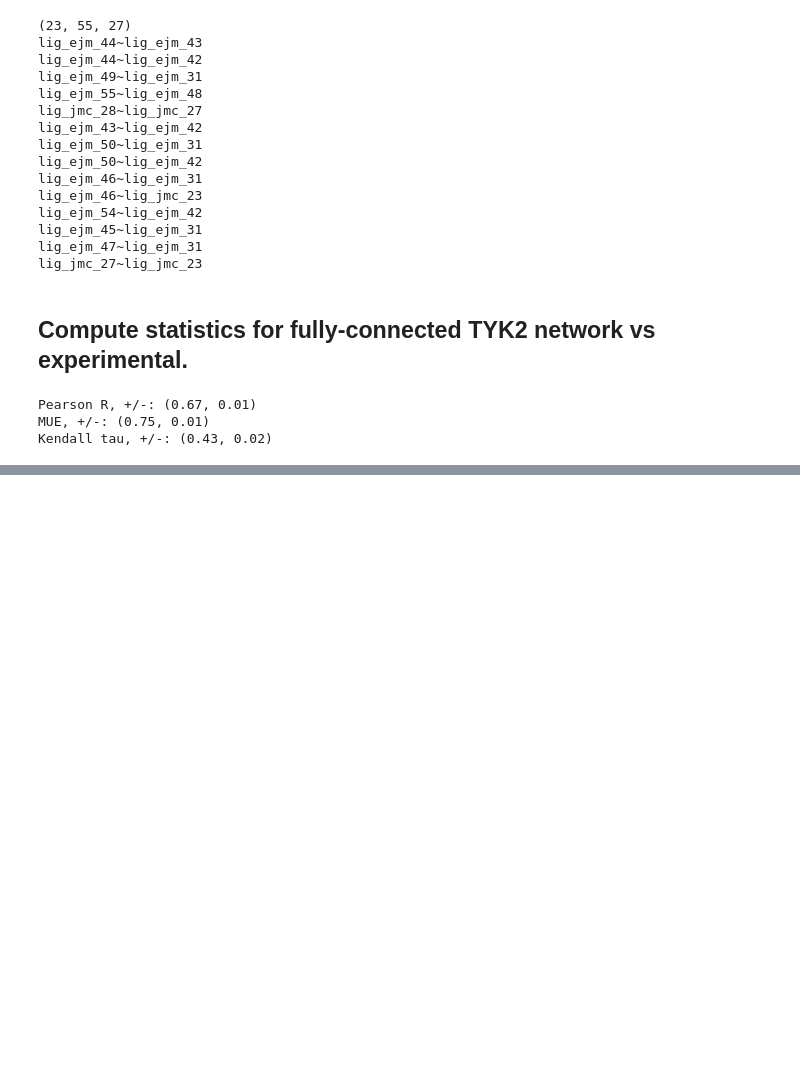
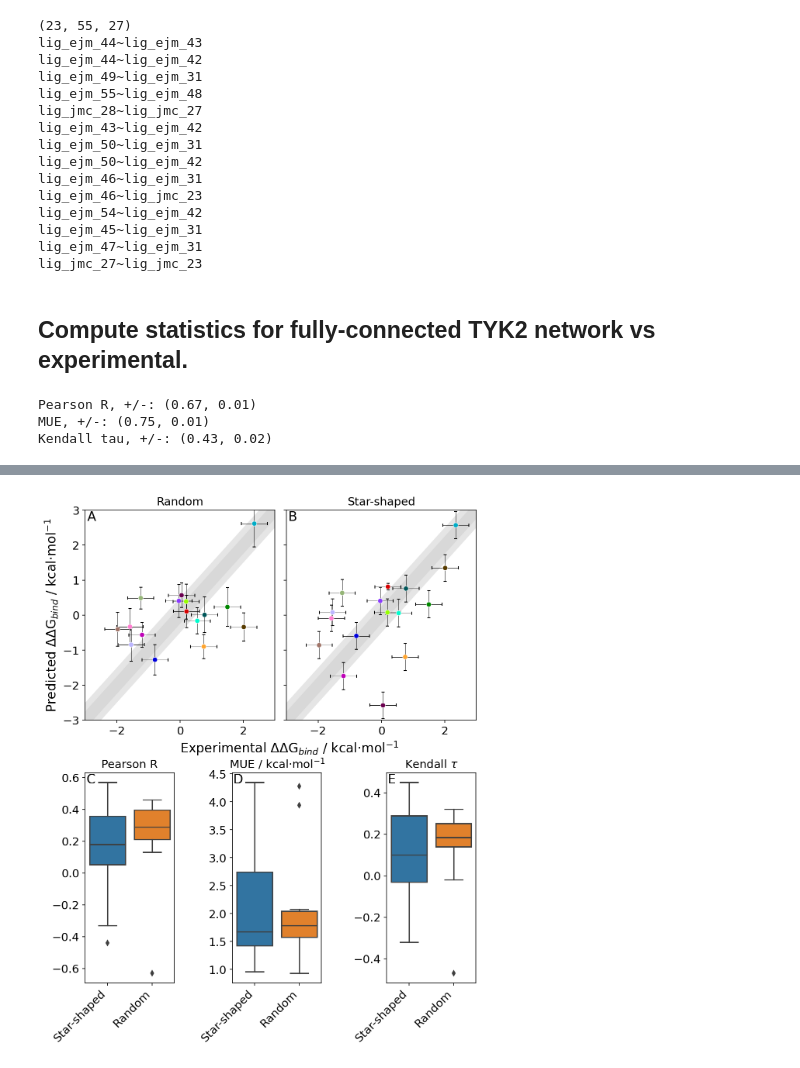
Before and after one commit to michellab/RBFENN, a Jupyter notebook: ANALYSIS/perturbation_networks/_06_tyk2_network_analyses.ipynb, the cells around one changed output, grey strips where cells are left out. Cells and saved outputs as stored; diff of their text form; code cells hidden in the pictures; blank space fills up the shorter version.

```diff
--- a/ANALYSIS/perturbation_networks/_06_tyk2_network_analyses.ipynb
+++ b/ANALYSIS/perturbation_networks/_06_tyk2_network_analyses.ipynb
@@ -1166,0 +1296,93 @@ Kendall tau, +/-: (0.43, 0.02)
+# %%
+def formatScatter(ax, pred_df, title):
+    """Formats the scatterplot by adding errorbars and a title and hiding the legend."""
+    ax.set_title(title)
+
+    yerr = pred_df["err_fep"]
+    xerr = pred_df["err_exp"]
+
+    ax.errorbar(pred_df["freenrg_exp"], pred_df["freenrg_fep"],
+                yerr=yerr,
+                xerr=xerr,
+                ls="none",
+                lw=0.5,
+                capsize=2,
+                color="black",
+                zorder=2
+                )
+
+    ax.legend([],[], frameon=False)
+# %%
+grid = GridSpec(3, 4,
+            left=0.1, bottom=0.15, right=0.94, top=0.94, wspace=0.13, hspace=0.25)
+
+fig = plt.figure(figsize=(8, 16))
+
+ax1 = fig.add_subplot(grid[0, :2])
+ax2 = fig.add_subplot(grid[0, 2:])
+ax3 = fig.add_subplot(grid[1, 0])
+ax4 = fig.add_subplot(grid[1, 1])
+ax5 = fig.add_subplot(grid[1, 2])
+
+
+#################################################################
+#################################################################
+########################## SCATTERS #############################
+custom_palette = sns.color_palette(cc.glasbey, n_colors=16)
+random_df = random_preds[3]
+sns.scatterplot(random_df["freenrg_exp"], random_df["freenrg_fep"],
+                hue=random_df.index.to_list(), palette=custom_palette, zorder=100, ax=ax1)
+formatScatter(ax1, random_df, "Random")
+
+star_df = star_shaped_preds[10]
+sns.scatterplot(star_df["freenrg_exp"], star_df["freenrg_fep"],
+                hue=star_df.index.to_list(), palette=custom_palette, zorder=100, ax=ax2)
+formatScatter(ax2, star_df, "Star-shaped")
+
+
+
+# insert confidence bounds.
+for ax in [ax1, ax2]:
+    plotBounds(ax)
+
+# rescale limits.
+ax1.set_ylim(-3, 3)
+ax1.set_xlim(-3, 3)
+ax2.set_ylim(-3, 3)
+ax2.set_xlim(-3, 3)
+
+# for right-hand side scatter, hide y axis ticks/label.
+ax2.yaxis.set_ticklabels([])
+ax2.set_ylabel("")
+ax2.set_xlabel("")
+
+# set labels for scatters.
+ax1.set_ylabel("Predicted $\Delta\Delta$G$_{bind}$ / kcal$\cdot$mol$^{-1}$")
+ax1.set_xlabel("Experimental $\Delta\Delta$G$_{bind}$ / kcal$\cdot$mol$^{-1}$", ha='left')
+
+#################################################################
+#################################################################
+########################## BOXPLOTS #############################
+sns.boxplot(data=[r_vals_star, r_vals_rand], ax=ax3)
+ax3.set_title("Pearson R")
+sns.boxplot(data=[mue_vals_star, mue_vals_rand], ax=ax4)
+ax4.set_title("MUE / kcal$\cdot$mol$^{-1}$")
+sns.boxplot(data=[tau_vals_star, tau_vals_rand], ax=ax5)
+ax5.set_title(r"Kendall $\tau$")
+
+for distance, ax in zip([0.1, 0.215], [ax4, ax5]):
+    # shift the plots a bit.
+    box = ax.get_position()
+    box.x0 = box.x0 + distance
+    box.x1 = box.x1 + distance
+    ax.set_position(box)
+for ax in [ax3, ax4, ax5]:
+    ax.set_xticklabels(["Star-shaped", "Random"], rotation=45, ha="right")
+
+for idx, ax in zip(["A", "B", "C", "D", "E"], [ax1, ax2, ax3, ax4, ax5]):
+    ax.annotate(idx, xy=(0.01, 0.95), xycoords="axes fraction")
+
+plt.tight_layout()
+plt.savefig("/home/jscheen/projects/FEPSPACE/figures/tyk2_random_vs_starshaped.png", dpi=300)
+# %% [output]
+[figure, added]
```
Also changed, not shown: parts of 17 cells of this notebook, 1 other file.
